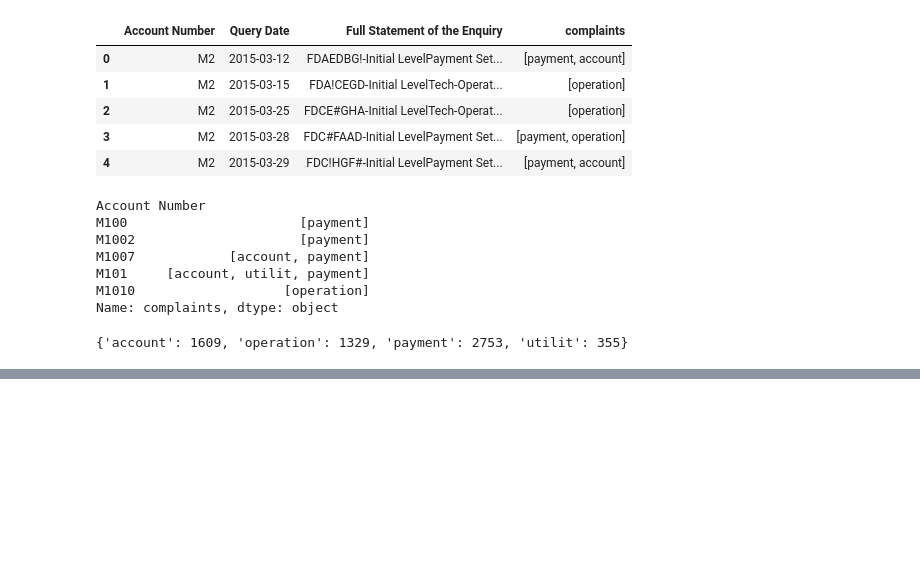
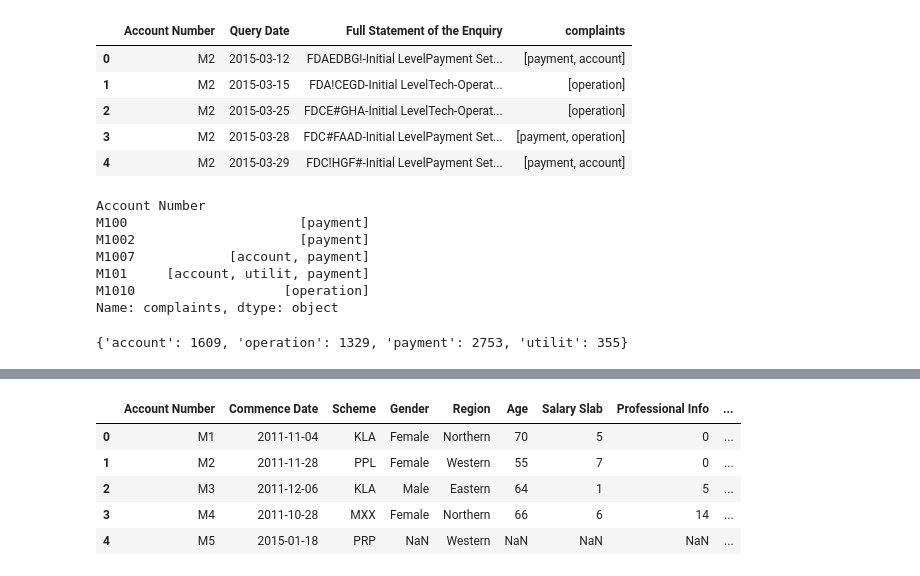
Before and after one commit to Shivam06/EXL-EQ-2017, a Jupyter notebook: cigol lxe .ipynb, the cells around one changed output, grey strips where cells are left out. Cells and saved outputs as stored; diff of their text form; code cells hidden in the pictures; blank space fills up the shorter version.

```diff
--- a/cigol lxe .ipynb
+++ b/cigol lxe .ipynb
@@ -679,0 +849,2 @@ complaints_count
+# %%
+complaints_array = np.zeros((complaints_of_different_accounts.shape[0],4))
@@ -679,0 +860,13 @@ complaints_count
+# %%
+complaints = {
+    "payment": 0,
+    "account": 1,
+    "utilit" : 2,
+    "operation": 3
+}
+for count,acc in zip(np.arange(3570), complaints_of_different_accounts.index):
+    for comp in complaints_of_different_accounts[acc]:
+        complaints_array[count, complaints[comp]] = 1
+# %%
+df_complaints_array = pd.DataFrame(complaints_array,columns=["payment_complaint","account_complaint","utility_complaint","operation_complaint"])
+df_complaints_array["Account Number"] = complaints_of_different_accounts.index
@@ -679,0 +882,10 @@ complaints_count
+# %%
+df_data = pd.merge(df_data, df_complaints_array, on = "Account Number", how = "outer")
+df_data.head()
+# %% [output]
+|  | Account Number | Commence Date | Scheme | Gender | Region | Age | Salary Slab | Professional Info | ... |
+| 0 | M1 | 2011-11-04 | KLA | Female | Northern | 70 | 5 | 0 | ... |
+| 1 | M2 | 2011-11-28 | PPL | Female | Western | 55 | 7 | 0 | ... |
+| 2 | M3 | 2011-12-06 | KLA | Male | Eastern | 64 | 1 | 5 | ... |
+| 3 | M4 | 2011-10-28 | MXX | Female | Northern | 66 | 6 | 14 | ... |
+| 4 | M5 | 2015-01-18 | PRP | NaN | Western | NaN | NaN | NaN | ... |
```
Also changed, not shown: parts of 84 cells of this notebook, 1 other file.
